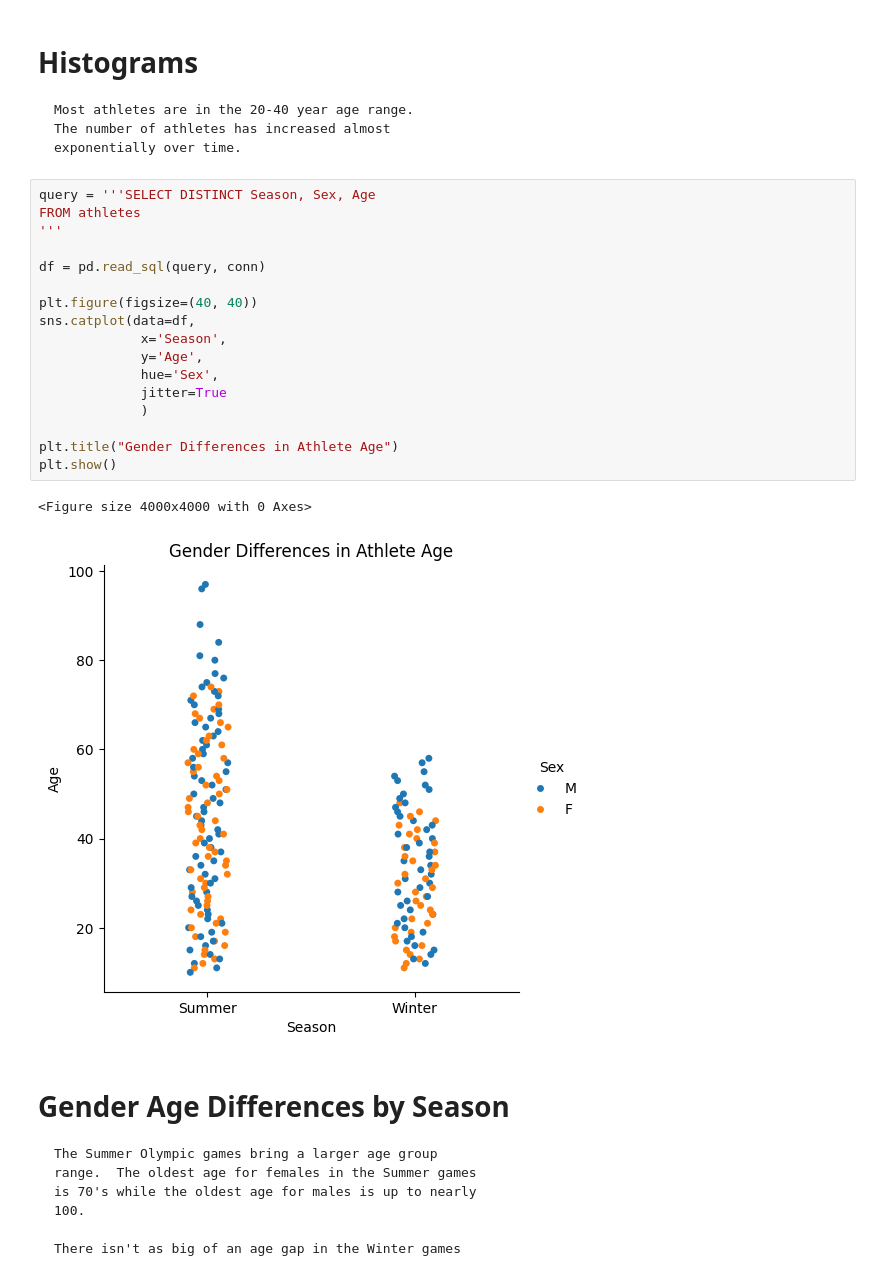
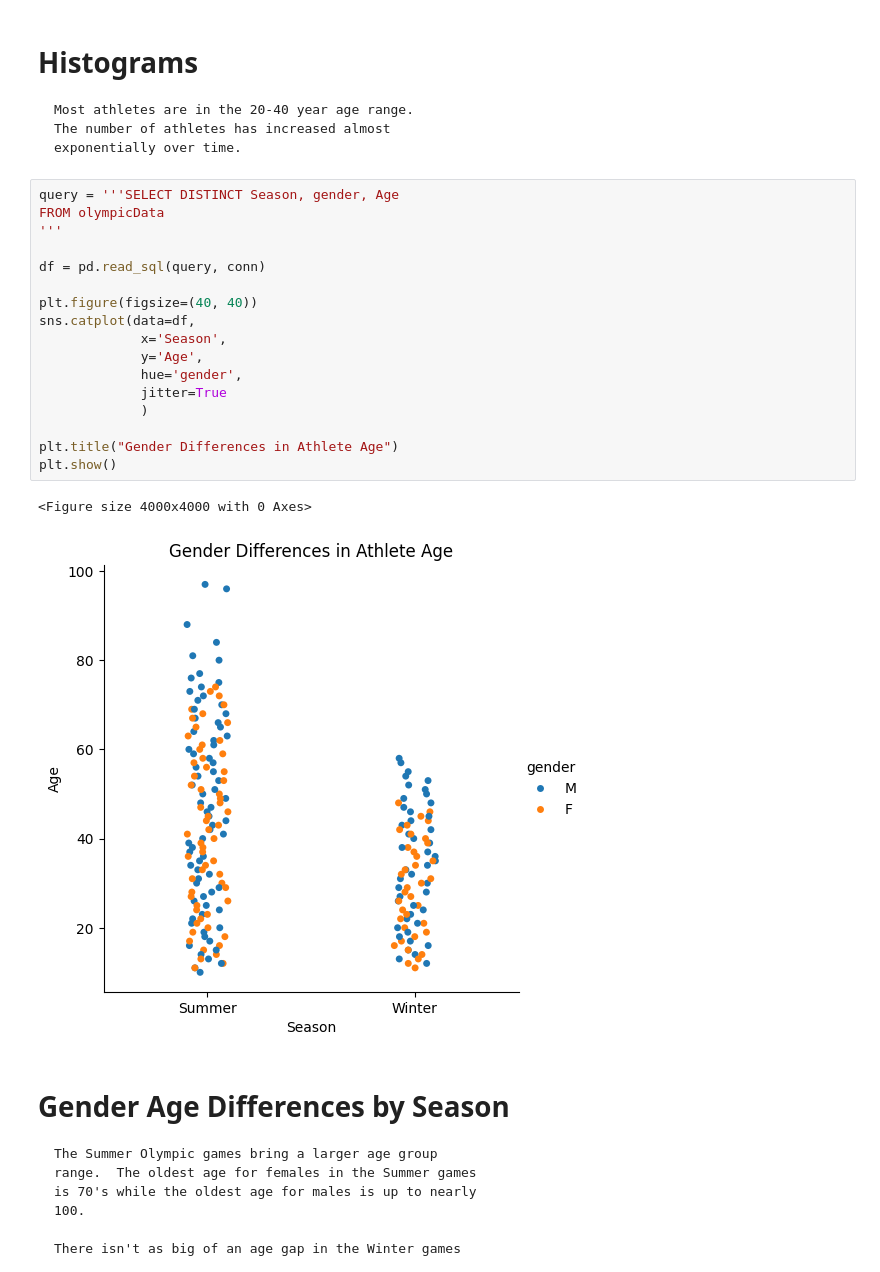
Before and after one commit to nhansen23/datafun-06-eda, a Jupyter notebook: nicole_eda.ipynb, the cells around one changed output. Saved outputs shown, nothing was run; the diff lists cells and outputs as text.

````diff
--- a/nicole_eda.ipynb
+++ b/nicole_eda.ipynb
@@ -75,25 +100,25 @@ The number of athletes has increased almost
 exponentially over time.
 ```
 # %%
-query = '''SELECT DISTINCT Season, Sex, Age
-FROM athletes
+query = '''SELECT DISTINCT Season, gender, Age
+FROM olympicData
 '''
 
 df = pd.read_sql(query, conn)
 
 plt.figure(figsize=(40, 40))
 sns.catplot(data=df,
              x='Season',
              y='Age',
-             hue='Sex',
+             hue='gender',
              jitter=True
              )
 
 plt.title("Gender Differences in Athlete Age")
 plt.show()
 # %% [output]
 <Figure size 4000x4000 with 0 Axes>
-[figure, old version]
+[figure, new version]
 # %% [markdown]
 # Gender Age Differences by Season
 ```
````
Also changed, not shown: parts of 15 cells of this notebook.
